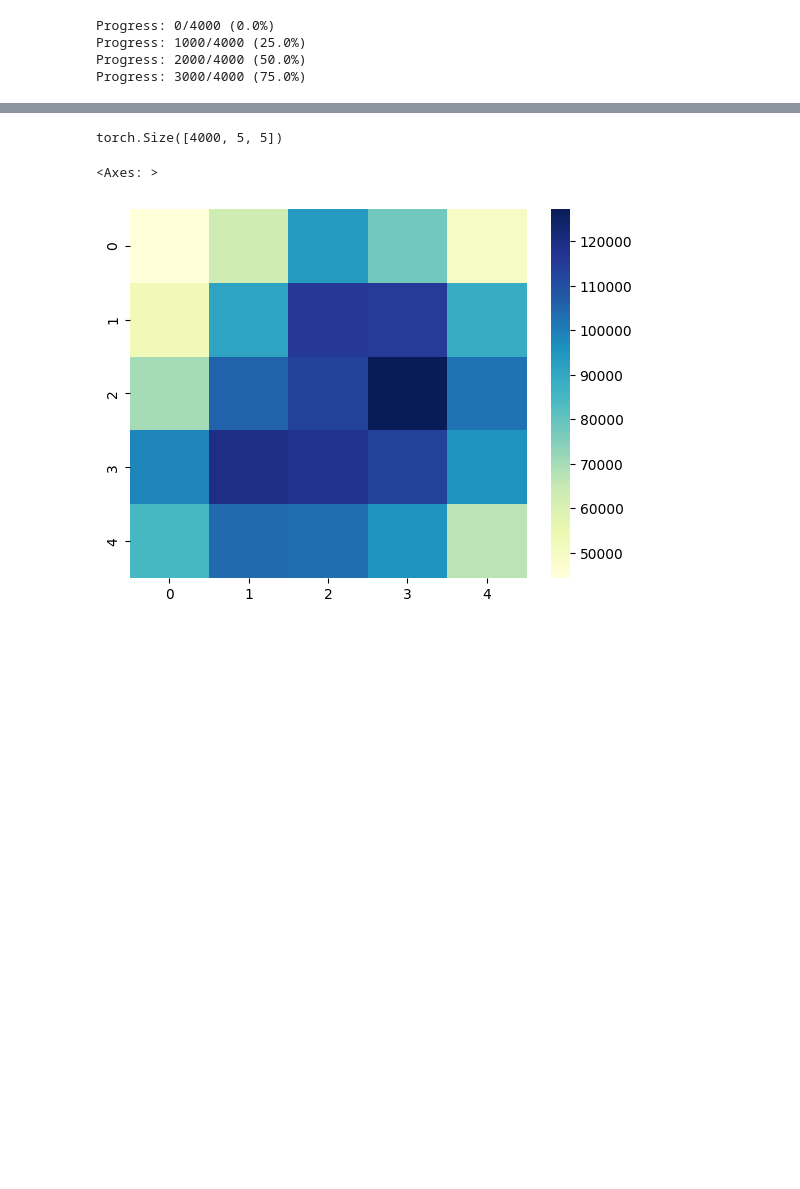
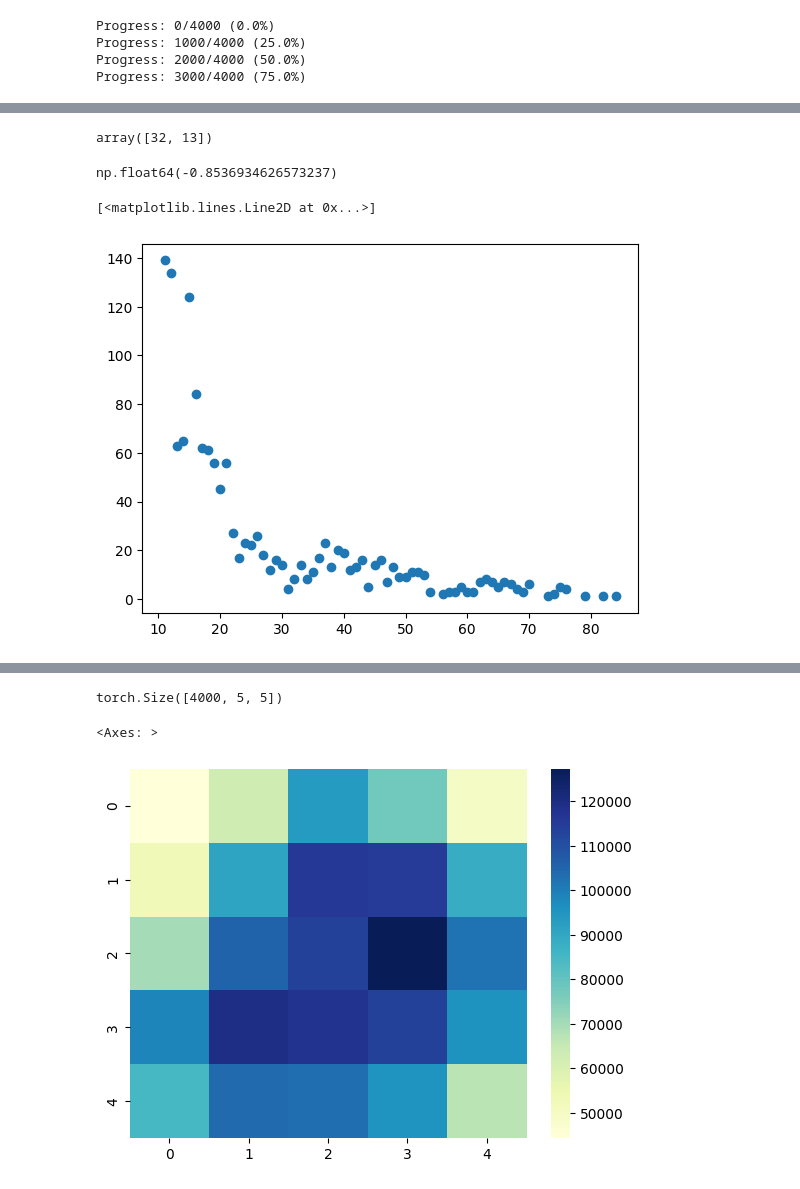
Before and after one commit to hhsherlock/Spiking_NN, a Jupyter notebook: mnst_learn/calculation.ipynb, the cells around one changed output, grey strips where cells are left out. Saved outputs shown, nothing was run; the diff lists cells and outputs as text; code cells hidden in the pictures; blank space fills up the shorter version.

```diff
--- a/mnst_learn/calculation.ipynb
+++ b/mnst_learn/calculation.ipynb
@@ -709,0 +776,11 @@ find_Out_neuron(Out_fires)
+# %%
+total_sizes[2489]
+# %% [output]
+array([32, 13])
+# %%
+new = []
+for i in total_sizes:
+    if i <= 100:
+        new.append(i)
+# %%
+unique_sizes, counts = np.unique(new, return_counts= True)
@@ -709,0 +799,9 @@ find_Out_neuron(Out_fires)
+# %%
+res.rvalue
+# %% [output]
+np.float64(-0.8536934626573237)
+# %%
+plt.plot(unique_sizes, counts, "o")
+# %% [output]
+[<matplotlib.lines.Line2D at 0x...>]
+[figure, added]
```
Also changed, not shown: parts of 29 cells of this notebook, 1 other file.
